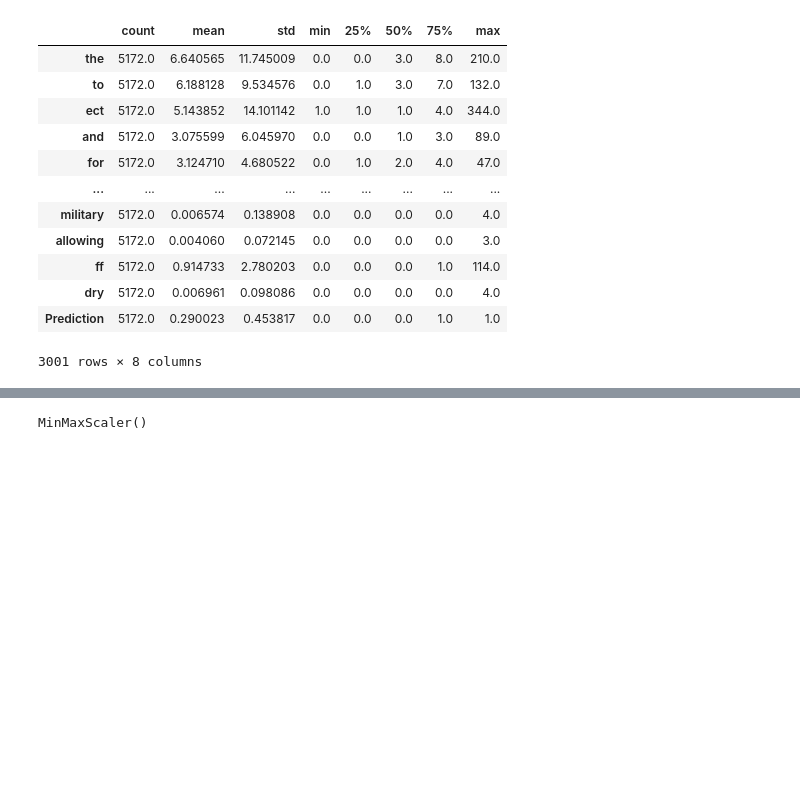
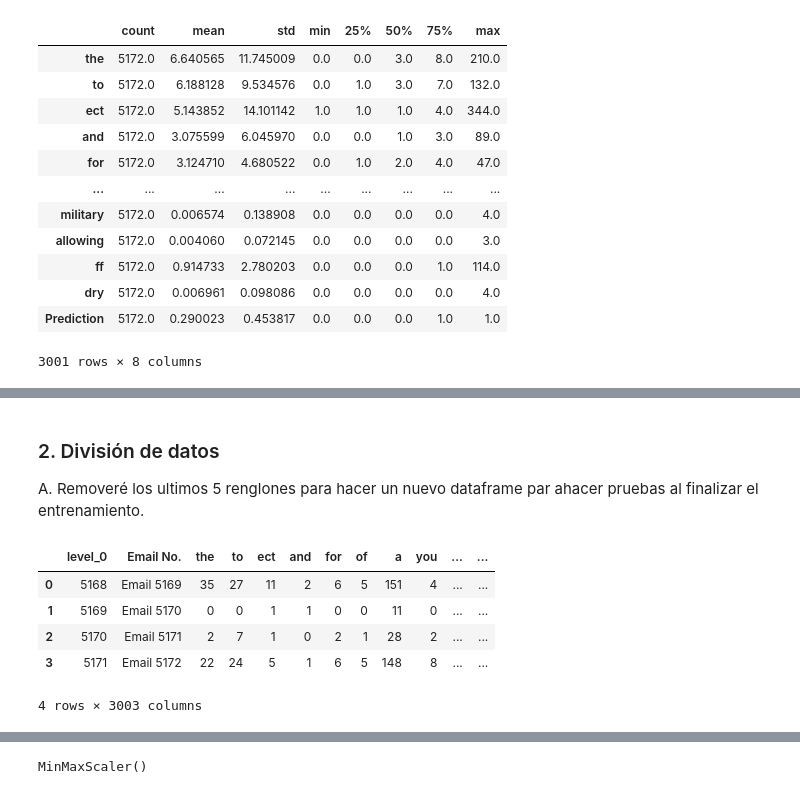
Before and after one commit to Rafastoievsky/RNP-email-Spam-Prediction, a Jupyter notebook: RNP email Spam Prediction.ipynb, the cells around one changed output, grey strips where cells are left out. Cells and saved outputs as stored; diff of their text form; code cells hidden in the pictures; blank space fills up the shorter version.

```diff
--- a/RNP email Spam Prediction.ipynb
+++ b/RNP email Spam Prediction.ipynb
@@ -118,0 +144,16 @@ NameError: name 'df' is not defined
+# %% [markdown]
+### 2. División de datos
+
+A. Removeré los ultimos 5 renglones para hacer un nuevo dataframe par ahacer pruebas al finalizar el entrenamiento.
+# %%
+#nueva tabla para datos de prueba de nuevos datos al finalizar el aprendizaje
+testdata = data.iloc[5168:5172, :]
+testdata.reset_index(inplace=True)
+testdata
+# %% [output]
+|  | level_0 | Email No. | the | to | ect | and | for | of | a | you | ... | ... |
+| 0 | 5168 | Email 5169 | 35 | 27 | 11 | 2 | 6 | 5 | 151 | 4 | ... | ... |
+| 1 | 5169 | Email 5170 | 0 | 0 | 1 | 1 | 0 | 0 | 11 | 0 | ... | ... |
+| 2 | 5170 | Email 5171 | 2 | 7 | 1 | 0 | 2 | 1 | 28 | 2 | ... | ... |
+| 3 | 5171 | Email 5172 | 22 | 24 | 5 | 1 | 6 | 5 | 148 | 8 | ... | ... |
+4 rows × 3003 columns
```
Also changed, not shown: parts of 36 cells of this notebook, 7 other files.
